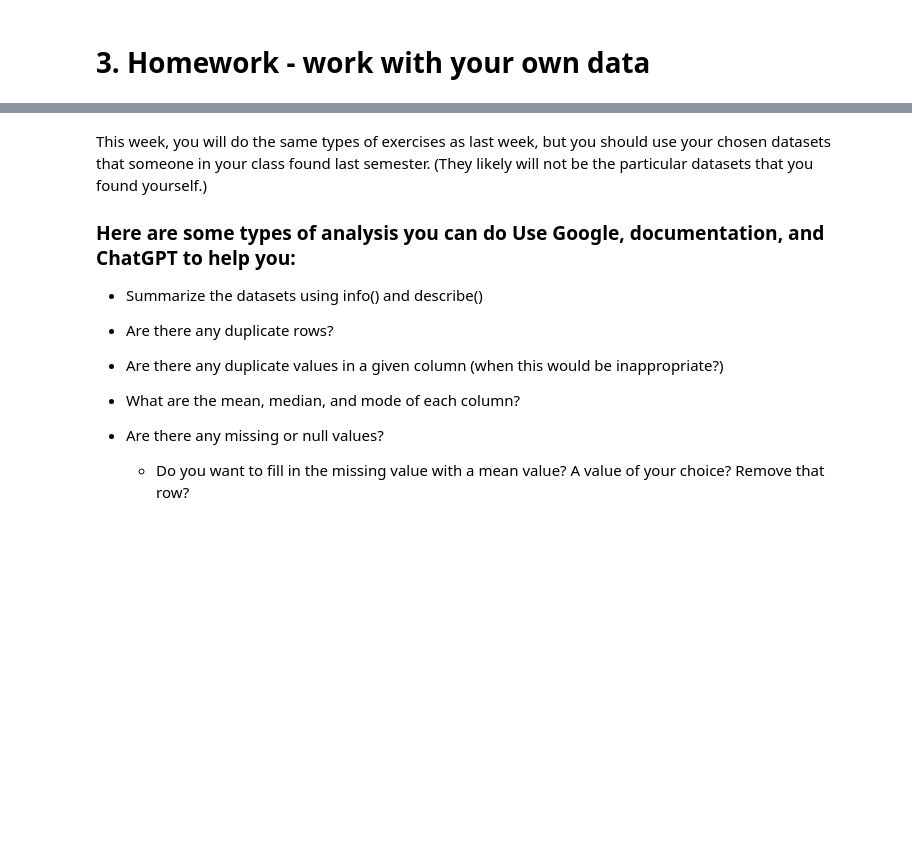
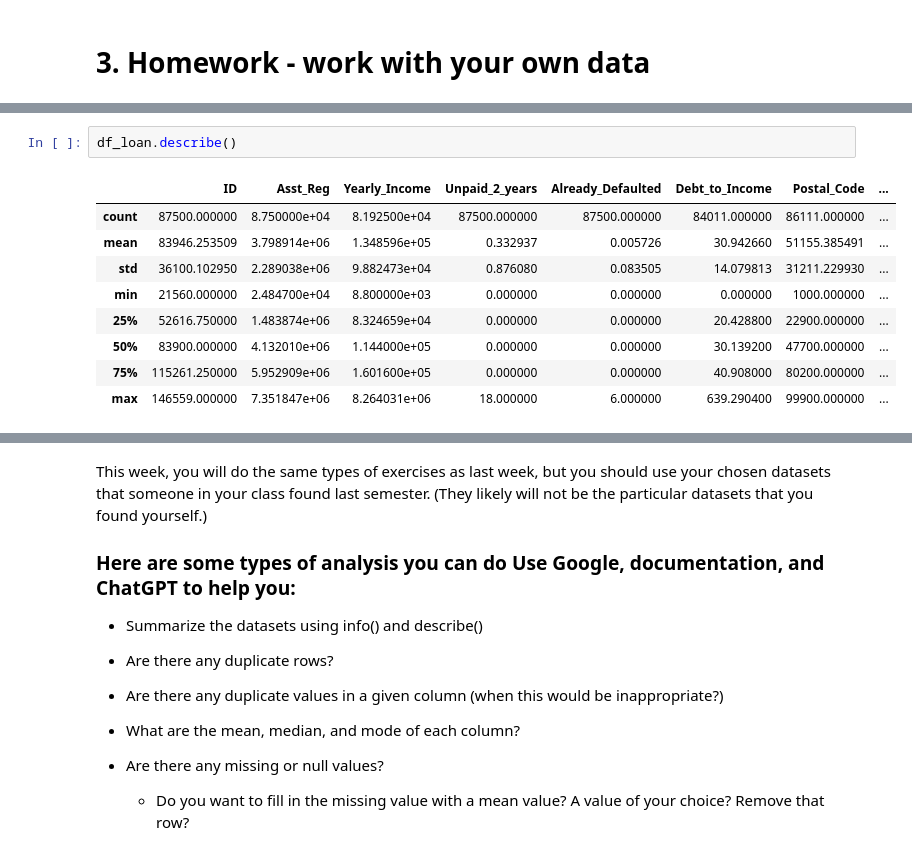
Before and after one commit to makenna-e/bu-cds-dx699s-summer-2025-assignments, a Jupyter notebook: OMDS-ModB2-Week2-Ehrlich-Makenna.ipynb, the cells around one changed output, grey strips where cells are left out. Drawn from its saved outputs; the diff is of its cells as text; blank space fills up the shorter version.

```diff
--- a/OMDS-ModB2-Week2-Ehrlich-Makenna.ipynb
+++ b/OMDS-ModB2-Week2-Ehrlich-Makenna.ipynb
@@ -31,0 +65,12 @@ from datetime import datetime, timedelta
+# %%
+df_loan.describe()
+# %% [output]
+|  | ID | Asst_Reg | Yearly_Income | Unpaid_2_years | Already_Defaulted | Debt_to_Income | Postal_Code | ... |
+| count | 87500.000000 | 8.750000e+04 | 8.192500e+04 | 87500.000000 | 87500.000000 | 84011.000000 | 86111.000000 | ... |
+| mean | 83946.253509 | 3.798914e+06 | 1.348596e+05 | 0.332937 | 0.005726 | 30.942660 | 51155.385491 | ... |
+| std | 36100.102950 | 2.289038e+06 | 9.882473e+04 | 0.876080 | 0.083505 | 14.079813 | 31211.229930 | ... |
+| min | 21560.000000 | 2.484700e+04 | 8.800000e+03 | 0.000000 | 0.000000 | 0.000000 | 1000.000000 | ... |
+| 25% | 52616.750000 | 1.483874e+06 | 8.324659e+04 | 0.000000 | 0.000000 | 20.428800 | 22900.000000 | ... |
+| 50% | 83900.000000 | 4.132010e+06 | 1.144000e+05 | 0.000000 | 0.000000 | 30.139200 | 47700.000000 | ... |
+| 75% | 115261.250000 | 5.952909e+06 | 1.601600e+05 | 0.000000 | 0.000000 | 40.908000 | 80200.000000 | ... |
+| max | 146559.000000 | 7.351847e+06 | 8.264031e+06 | 18.000000 | 6.000000 | 639.290400 | 99900.000000 | ... |
```
Also changed, not shown: parts of 11 cells of this notebook.
